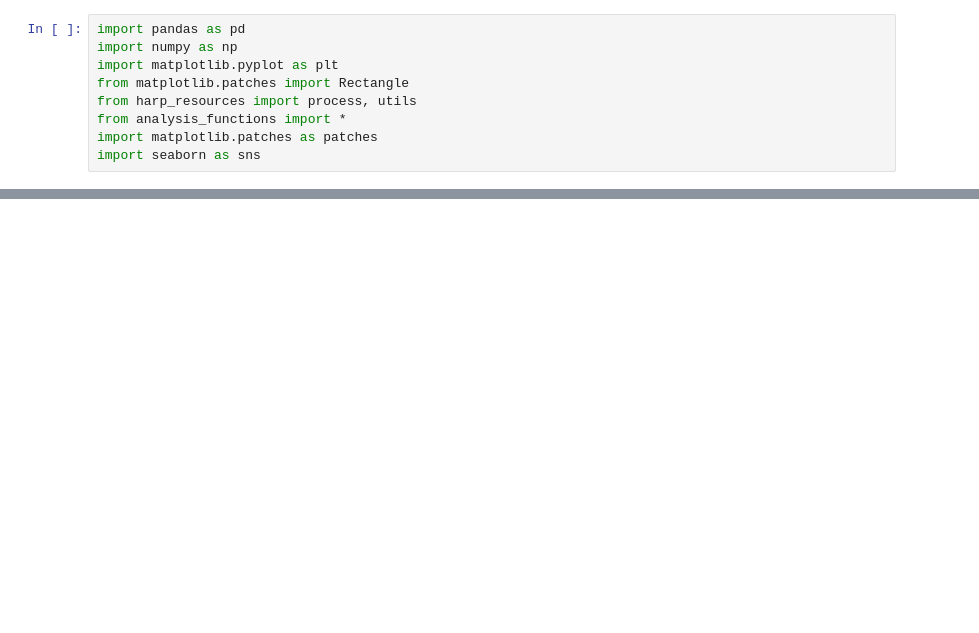
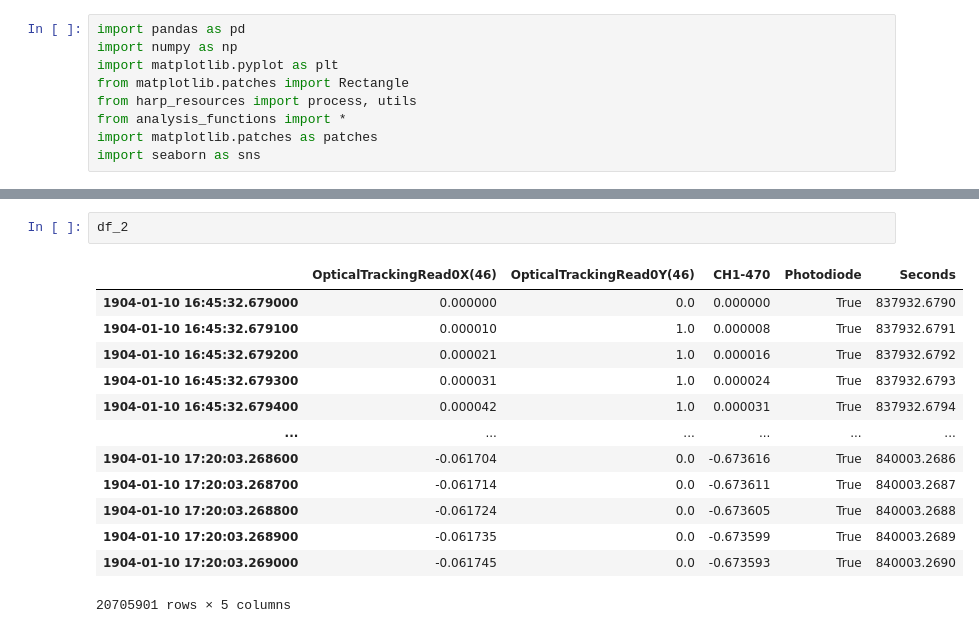
Before and after one commit to ikharitonov/vestibular_vr_pipeline, a Jupyter notebook: Mouse_by_mouse_viewdata_FakeData.ipynb, the cells around one changed output, grey strips where cells are left out. Cells and saved outputs as stored; diff of their text form; blank space fills up the shorter version.

```diff
--- a/Mouse_by_mouse_viewdata_FakeData.ipynb
+++ b/Mouse_by_mouse_viewdata_FakeData.ipynb
@@ -333,0 +149,16 @@ for mouse, closed_df in aligned_closed.items():
+# %%
+df_2
+# %% [output]
+|  | OpticalTrackingRead0X(46) | OpticalTrackingRead0Y(46) | CH1-470 | Photodiode | Seconds |
+| 1904-01-10 16:45:32.679000 | 0.000000 | 0.0 | 0.000000 | True | 837932.6790 |
+| 1904-01-10 16:45:32.679100 | 0.000010 | 1.0 | 0.000008 | True | 837932.6791 |
+| 1904-01-10 16:45:32.679200 | 0.000021 | 1.0 | 0.000016 | True | 837932.6792 |
+| 1904-01-10 16:45:32.679300 | 0.000031 | 1.0 | 0.000024 | True | 837932.6793 |
+| 1904-01-10 16:45:32.679400 | 0.000042 | 1.0 | 0.000031 | True | 837932.6794 |
+| ... | ... | ... | ... | ... | ... |
+| 1904-01-10 17:20:03.268600 | -0.061704 | 0.0 | -0.673616 | True | 840003.2686 |
+| 1904-01-10 17:20:03.268700 | -0.061714 | 0.0 | -0.673611 | True | 840003.2687 |
+| 1904-01-10 17:20:03.268800 | -0.061724 | 0.0 | -0.673605 | True | 840003.2688 |
+| 1904-01-10 17:20:03.268900 | -0.061735 | 0.0 | -0.673599 | True | 840003.2689 |
+| 1904-01-10 17:20:03.269000 | -0.061745 | 0.0 | -0.673593 | True | 840003.2690 |
+20705901 rows × 5 columns
```
Also changed, not shown: parts of 27 cells of this notebook, 6 other files.
